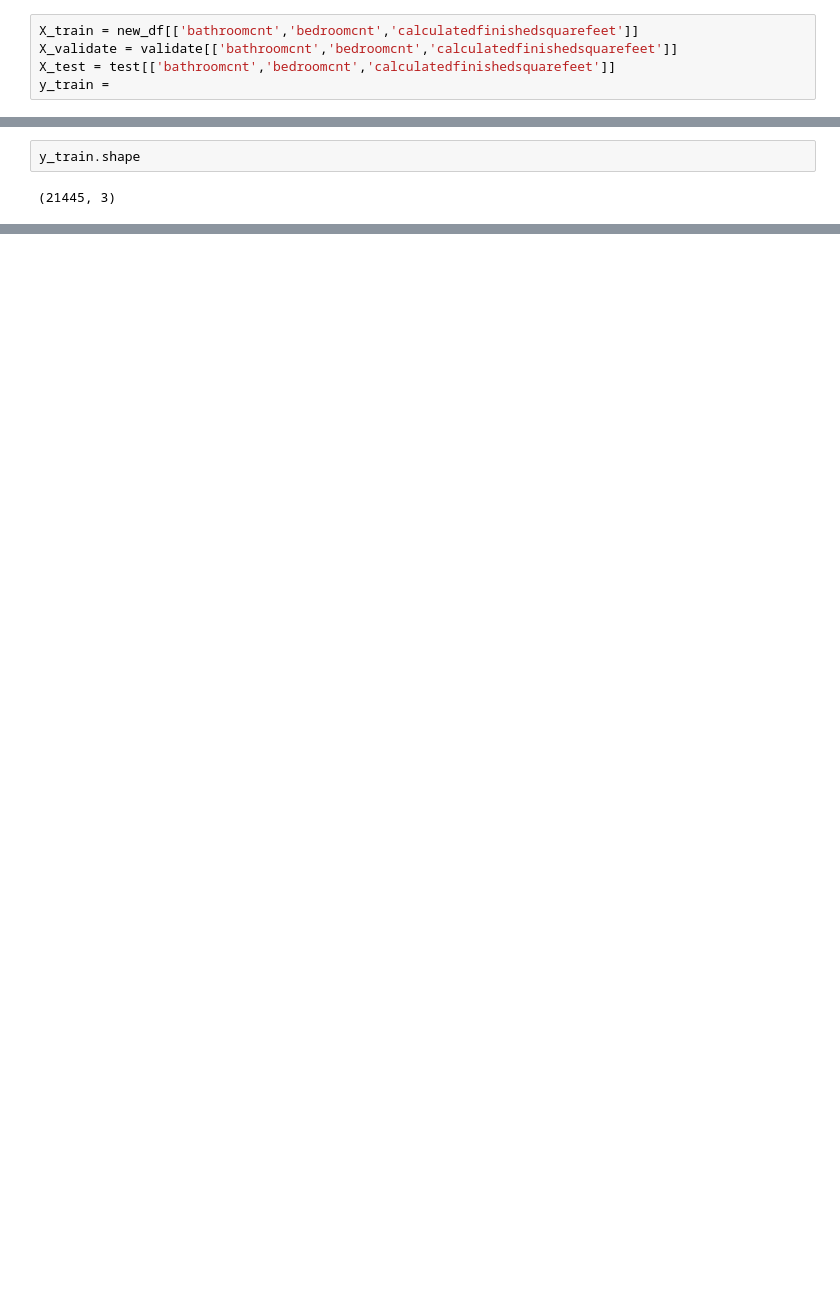
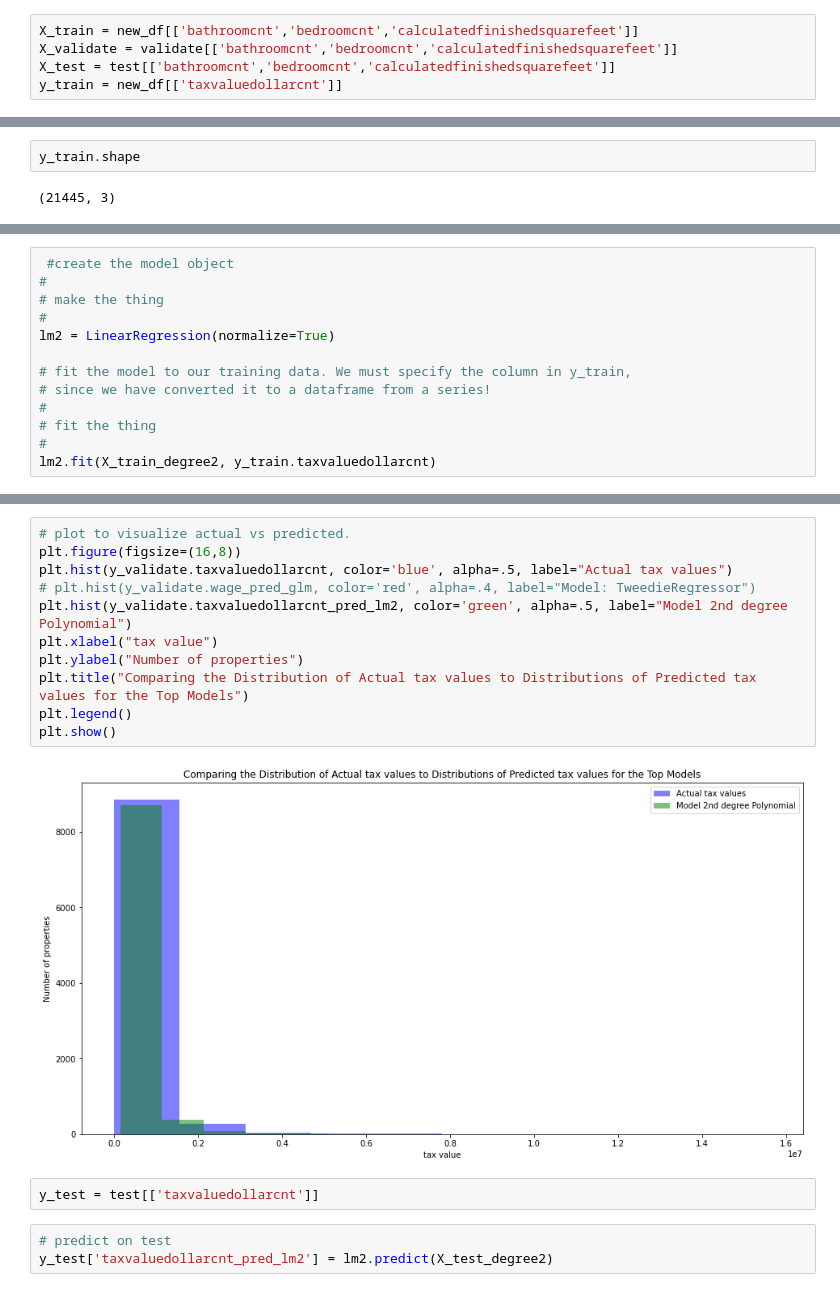
Before and after one commit to mariamnaqvi/predicting_property_values, a Jupyter notebook: scratchpad.ipynb, the cells around one changed output, grey strips where cells are left out. Cells and saved outputs as stored; diff of their text form; blank space fills up the shorter version.

```diff
--- a/scratchpad.ipynb
+++ b/scratchpad.ipynb
@@ -429,7 +429,7 @@ validate.head()
 X_train = new_df[['bathroomcnt','bedroomcnt','calculatedfinishedsquarefeet']]
 X_validate = validate[['bathroomcnt','bedroomcnt','calculatedfinishedsquarefeet']]
 X_test = test[['bathroomcnt','bedroomcnt','calculatedfinishedsquarefeet']]
-y_train =
+y_train = new_df[['taxvaluedollarcnt']]
 # %%
 scaler, X_train_scaled, X_validate_scaled, X_test_scaled = Min_Max_scaler(X_train, X_validate, X_test)
 # %%
@@ -652,0 +776,13 @@ y_validate.shape
+# %%
+ #create the model object
+#
+# make the thing
+#
+lm2 = LinearRegression(normalize=True)
+
+# fit the model to our training data. We must specify the column in y_train,
+# since we have converted it to a dataframe from a series!
+#
+# fit the thing
+#
+lm2.fit(X_train_degree2, y_train.taxvaluedollarcnt)
@@ -652,0 +868,18 @@ y_validate.shape
+# %%
+# plot to visualize actual vs predicted.
+plt.figure(figsize=(16,8))
+plt.hist(y_validate.taxvaluedollarcnt, color='blue', alpha=.5, label="Actual tax values")
+# plt.hist(y_validate.wage_pred_glm, color='red', alpha=.4, label="Model: TweedieRegressor")
+plt.hist(y_validate.taxvaluedollarcnt_pred_lm2, color='green', alpha=.5, label="Model 2nd degree Polynomial")
+plt.xlabel("tax value")
+plt.ylabel("Number of properties")
+plt.title("Comparing the Distribution of Actual tax values to Distributions of Predicted tax values for the Top Models")
+plt.legend()
+plt.show()
+# %% [output]
+[figure, added]
+# %%
+y_test = test[['taxvaluedollarcnt']]
+# %%
+# predict on test
+y_test['taxvaluedollarcnt_pred_lm2'] = lm2.predict(X_test_degree2)
```
Also changed, not shown: parts of 25 cells of this notebook.
